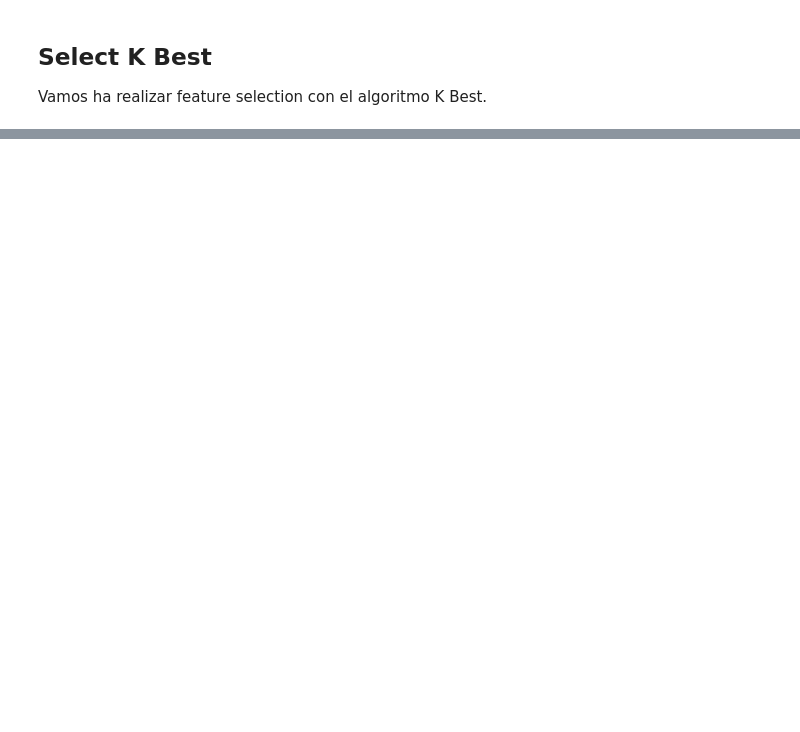
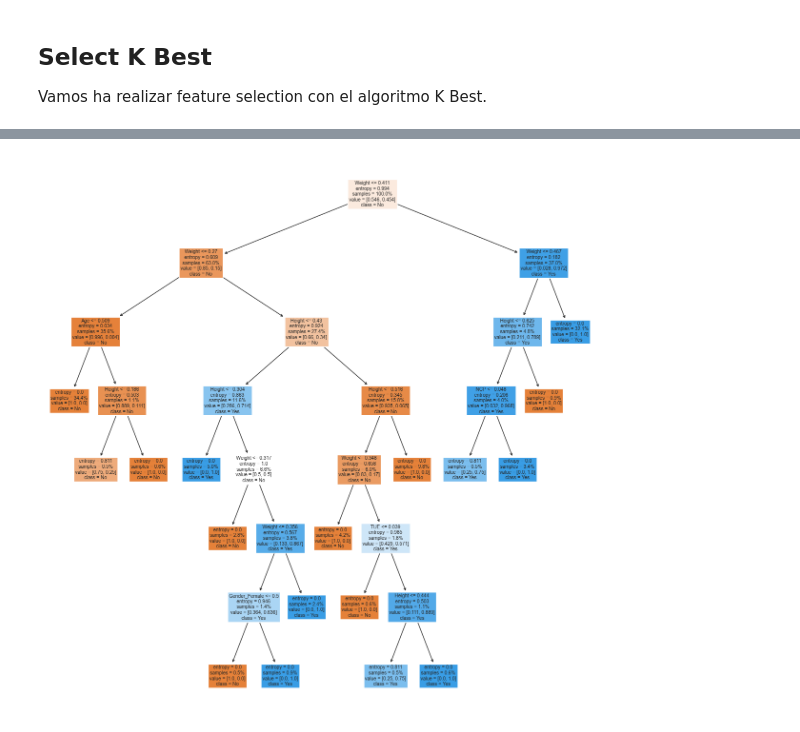
Before and after one commit to alejbormeg/MasterBigDataML-MachineLearningI, a Jupyter notebook: src/proyecto.ipynb, the cells around one changed output, grey strips where cells are left out. Saved outputs shown, nothing was run; the diff lists cells and outputs as text; code cells hidden in the pictures; blank space fills up the shorter version.

```diff
--- a/src/proyecto.ipynb
+++ b/src/proyecto.ipynb
@@ -516,0 +622,30 @@ Los mejores parámetros son: {'mlp__activation': 'tanh', 'mlp__alpha': 0.001, 'm
+# %%
+from sklearn.metrics import classification_report
+
+# Reentrenamos el mejor modelo sobre todo el conjunto de datos
+best_tree = DecisionTreeClassifier(**grid_search.best_params_)
+best_tree.fit(X_train_preprocessed, y_train)
+
+# Predicciones con el mejor modelo
+y_pred = best_tree.predict(X_test_preprocessed)
+
+# Cálculo manual de cada métrica
+accuracy = accuracy_score(y_test, y_pred)
+recall = recall_score(y_test, y_pred, average='macro')
+f1 = f1_score(y_test, y_pred, average='macro')
+# Para AUC, necesitamos predicciones de probabilidad y considerar cada clase binariamente
+y_prob = best_tree.predict_proba(X_test_preprocessed)
+if y_prob.shape[1] == 2:  # Problema binario
+    auc = roc_auc_score(y_test, y_prob[:, 1])
+else:  # Problema multiclase
+    auc = roc_auc_score(y_test, y_prob, multi_class='ovr')
+
+print("Resultados del mejor modelo:")
+print(f"Accuracy: {accuracy}")
+print(f"Recall: {recall}")
+print(f"F1 Score: {f1}")
+print(f"AUC: {auc}")
+
+# Para obtener un informe más detallado que incluya precision además de recall y F1-score
+print("\nInforme de clasificación:")
+print(classification_report(y_test, y_pred))
@@ -516,0 +690,9 @@ Los mejores parámetros son: {'mlp__activation': 'tanh', 'mlp__alpha': 0.001, 'm
+# %%
+from sklearn.tree import plot_tree
+
+plt.figure(figsize=(15, 15))
+plot_tree(best_tree, feature_names=feature_names, class_names=['No', 'Yes'], filled=True,
+         proportion = True)
+plt.show()
+# %% [output]
+[figure, added]
```
Also changed, not shown: parts of 18 cells of this notebook.
